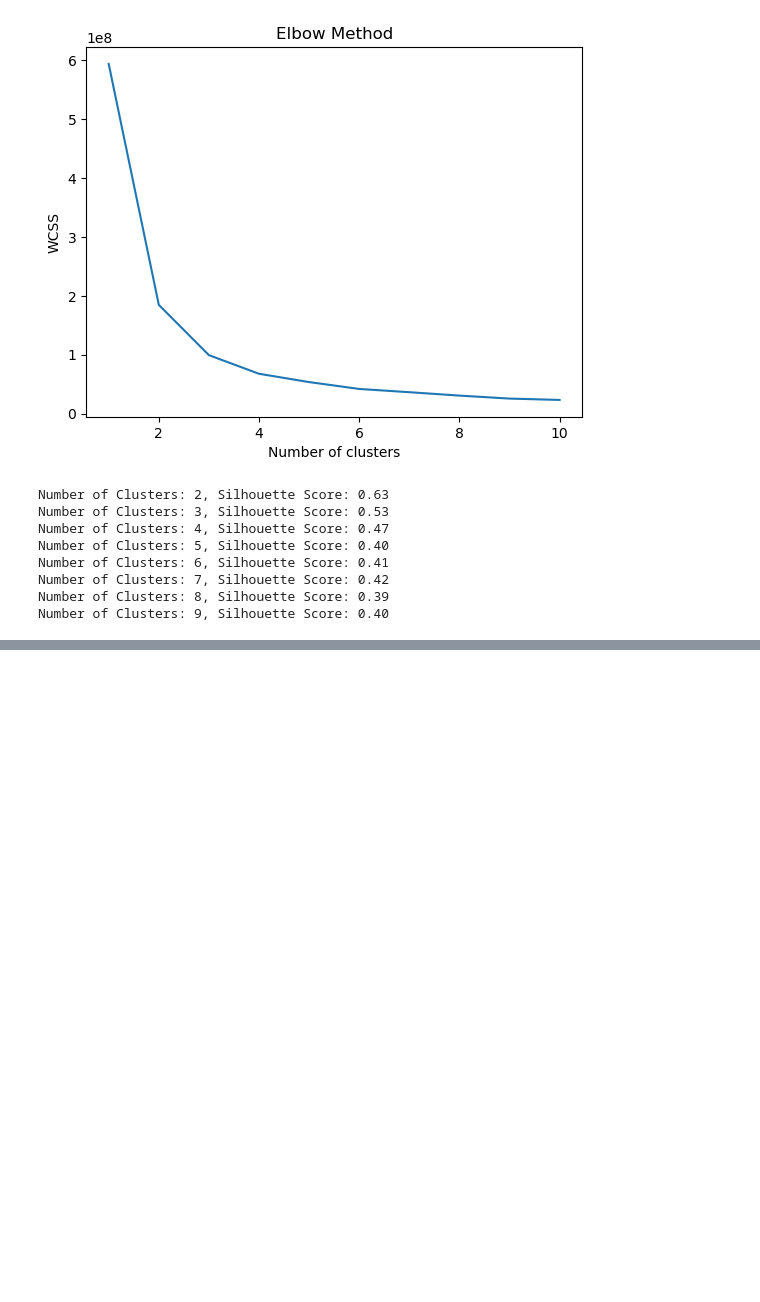
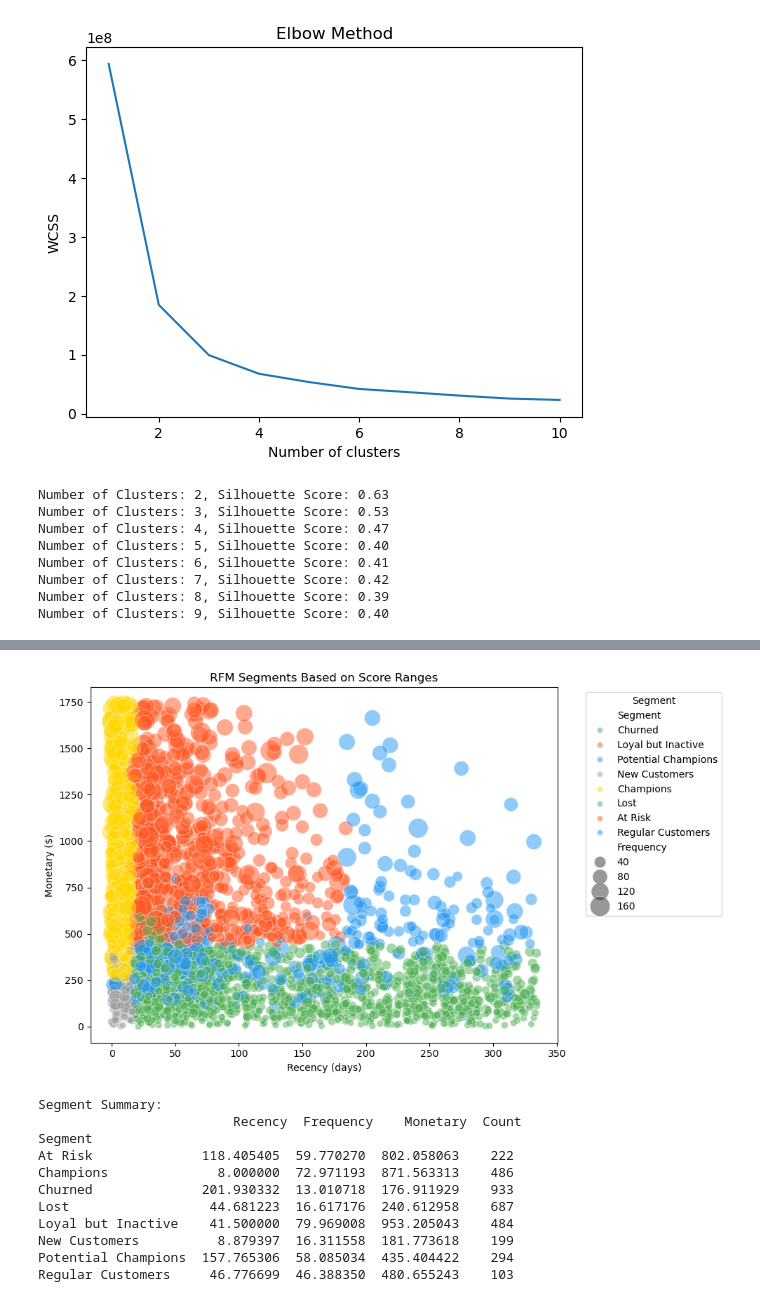
Before and after one commit to muhamedrar/Online-Retail, a Jupyter notebook: clustering_notebook.ipynb, the cells around one changed output, grey strips where cells are left out. Cells and saved outputs as stored; diff of their text form; code cells hidden in the pictures; blank space fills up the shorter version.

```diff
--- a/clustering_notebook.ipynb
+++ b/clustering_notebook.ipynb
@@ -133,0 +156,32 @@ Gasussion Mixture Model
+# %%
+plt.figure(figsize=(10, 6))
+sns.scatterplot(data=RFM, x='Recency', y='Monetary', hue='Segment',
+                size='Frequency', sizes=(50, 500), palette=['#4CAF50', '#FF5722', '#2196F3', '#9E9E9E', '#FFD700'],alpha=0.5)
+plt.title('RFM Segments Based on Score Ranges')
+plt.xlabel('Recency (days)')
+plt.ylabel('Monetary ($)')
+plt.legend(title='Segment', bbox_to_anchor=(1.05, 1), loc='upper left')
+plt.tight_layout()
+plt.show()
+
+# Step 5: Analyze segments
+segment_summary = RFM.reset_index().groupby('Segment').agg({
+    'Recency': 'mean',
+    'Frequency': 'mean',
+    'Monetary': 'mean',
+    'CustomerID': 'count'
+}).rename(columns={'CustomerID': 'Count'})
+print("Segment Summary:\n", segment_summary)
+# %% [output]
+[figure, added]
+Segment Summary:
+                         Recency  Frequency    Monetary  Count
+Segment
+At Risk              118.405405  59.770270  802.058063    222
+Champions              8.000000  72.971193  871.563313    486
+Churned              201.930332  13.010718  176.911929    933
+Lost                  44.681223  16.617176  240.612958    687
+Loyal but Inactive    41.500000  79.969008  953.205043    484
+New Customers          8.879397  16.311558  181.773618    199
+Potential Champions  157.765306  58.085034  435.404422    294
+Regular Customers     46.776699  46.388350  480.655243    103
```
Also changed, not shown: parts of 14 cells of this notebook.
